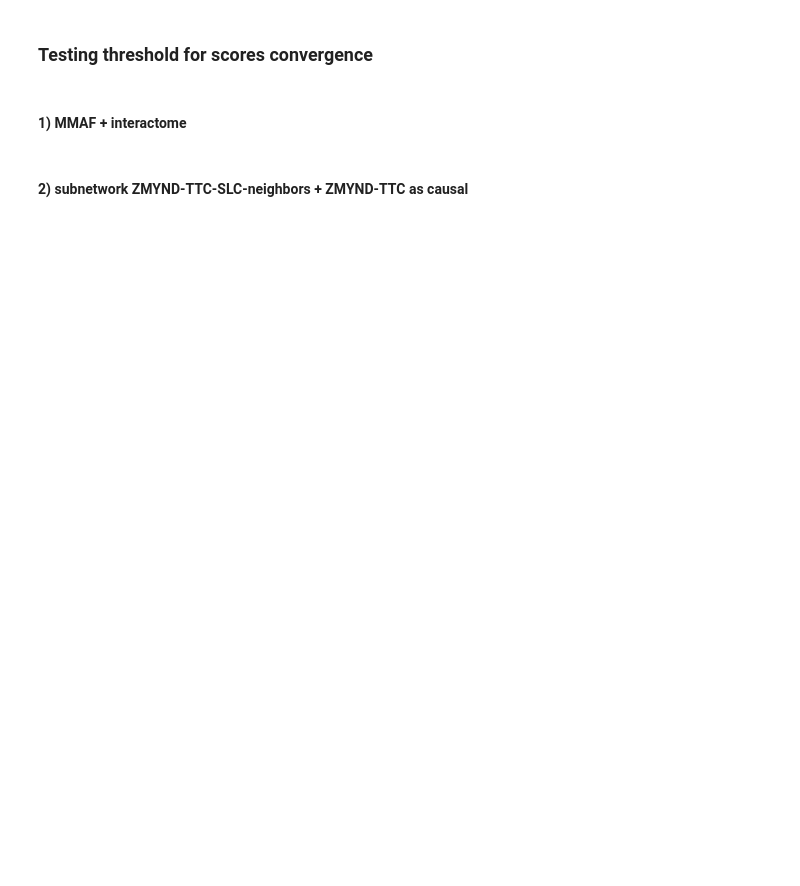
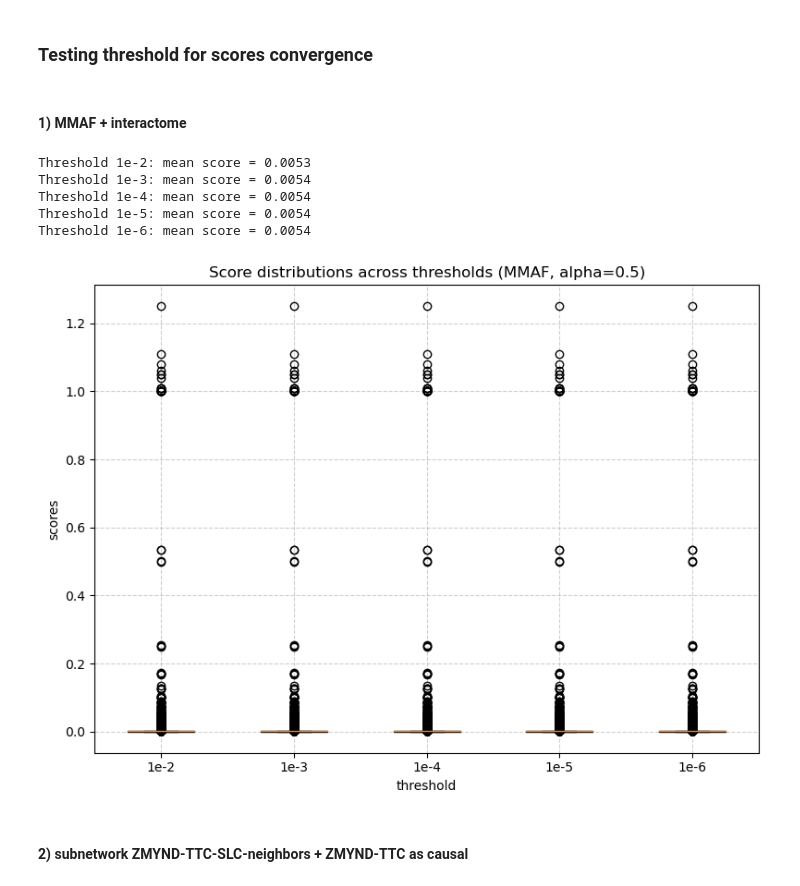
Before and after one commit to jedrzejkubica/GBA-centrality-validation, a Jupyter notebook: validation_parameters.ipynb, the cells around one changed output. Cells and saved outputs as stored; diff of their text form; code cells hidden in the pictures; blank space fills up the shorter version.

```diff
--- a/validation_parameters.ipynb
+++ b/validation_parameters.ipynb
@@ -253,5 +263,6 @@ THRESHOLDS = ["1e-2", "1e-3", "1e-4", "1e-5", "1e-6"]
 # %%
 ENSG2scores = {}  # key=ENSG, value=list[scores for different THRESHOLDS]
+threshold2scores = {}  # key=threshold, value=list[scores for ENSG]
 
 for THRESHOLD in THRESHOLDS:
     RESULTS_FILE = f"/home/kubicaj/GBA-output/{PHENOTYPE}/alpha{alpha}/scores_{THRESHOLD}.tsv"
@@ -261,6 +272,8 @@ for THRESHOLD in THRESHOLDS:
         if ENSG not in ENSG2scores:
             ENSG2scores[ENSG] = []
         ENSG2scores[ENSG].append(ENSG2score[ENSG])
+
+    threshold2scores[THRESHOLD] = list(ENSG2score.values())
 # %%
 # save ENSG2scores to TSV with header: ENSG THRESHOLD_1e-2 THRESHOLD_1e-3 ...
 COMPARE_SCORES_FILE = f"./run_GBA_centrality/compare_scores_{PHENOTYPE}.tsv"
@@ -271,6 +284,36 @@ with open(COMPARE_SCORES_FILE, 'w') as f:
     for ENSG in ENSG2scores:
         scores = "\t".join([str(score) for score in ENSG2scores[ENSG]])
         f.write(ENSG + "\t" + scores + "\n")
+# %%
+# calculate average score per threshold
+threshold2mean = {th: numpy.mean(scores) for th, scores in threshold2scores.items()}
+
+for th, mean_val in threshold2mean.items():
+    print(f"Threshold {th}: mean score = {mean_val:.4f}")
+
+# plot
+fig, ax = matplotlib.pyplot.subplots(figsize=(8, 6))
+
+data = [threshold2scores[th] for th in THRESHOLDS]
+
+ax.boxplot(data, labels=THRESHOLDS, patch_artist=True)
+
+ax.set_xlabel("threshold")
+ax.set_ylabel("scores")
+ax.set_title(f"Score distributions across thresholds ({PHENOTYPE}, alpha={ALPHA})")
+ax.grid(True, linestyle="--", alpha=0.6)
+
+matplotlib.pyplot.tight_layout()
+if SAVE_FIGURES:
+    matplotlib.pyplot.savefig(FIGURES_DIR + f"compare_thresholds_{PHENOTYPE}.png", dpi=1000)
+matplotlib.pyplot.show()
+# %% [output]
+Threshold 1e-2: mean score = 0.0053
+Threshold 1e-3: mean score = 0.0054
+Threshold 1e-4: mean score = 0.0054
+Threshold 1e-5: mean score = 0.0054
+Threshold 1e-6: mean score = 0.0054
+[figure, added]
 # %% [markdown]
 #### 2) subnetwork ZMYND-TTC-SLC-neighbors + ZMYND-TTC as causal
 # %%
```
Also changed, not shown: parts of 12 cells of this notebook.
